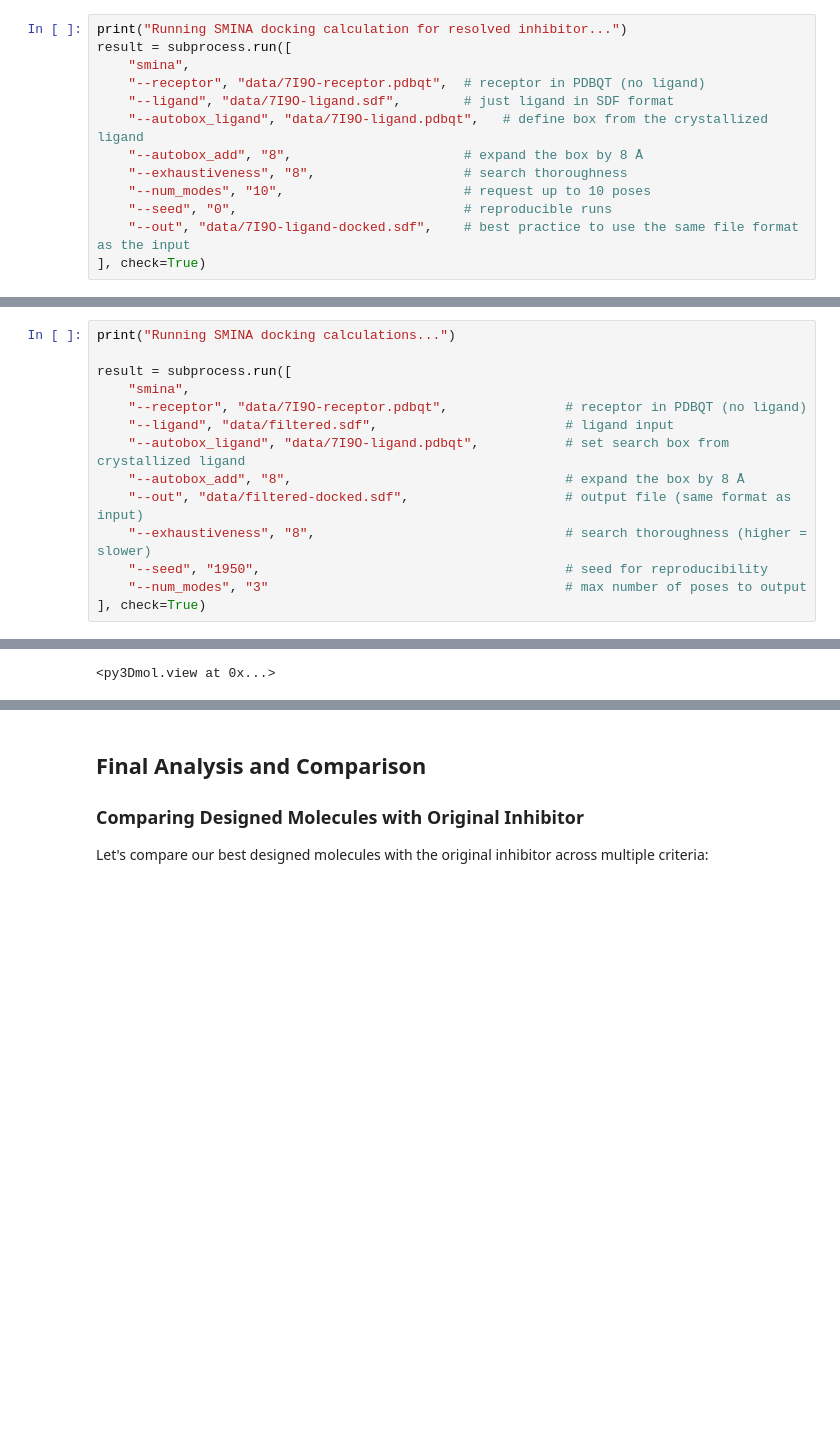
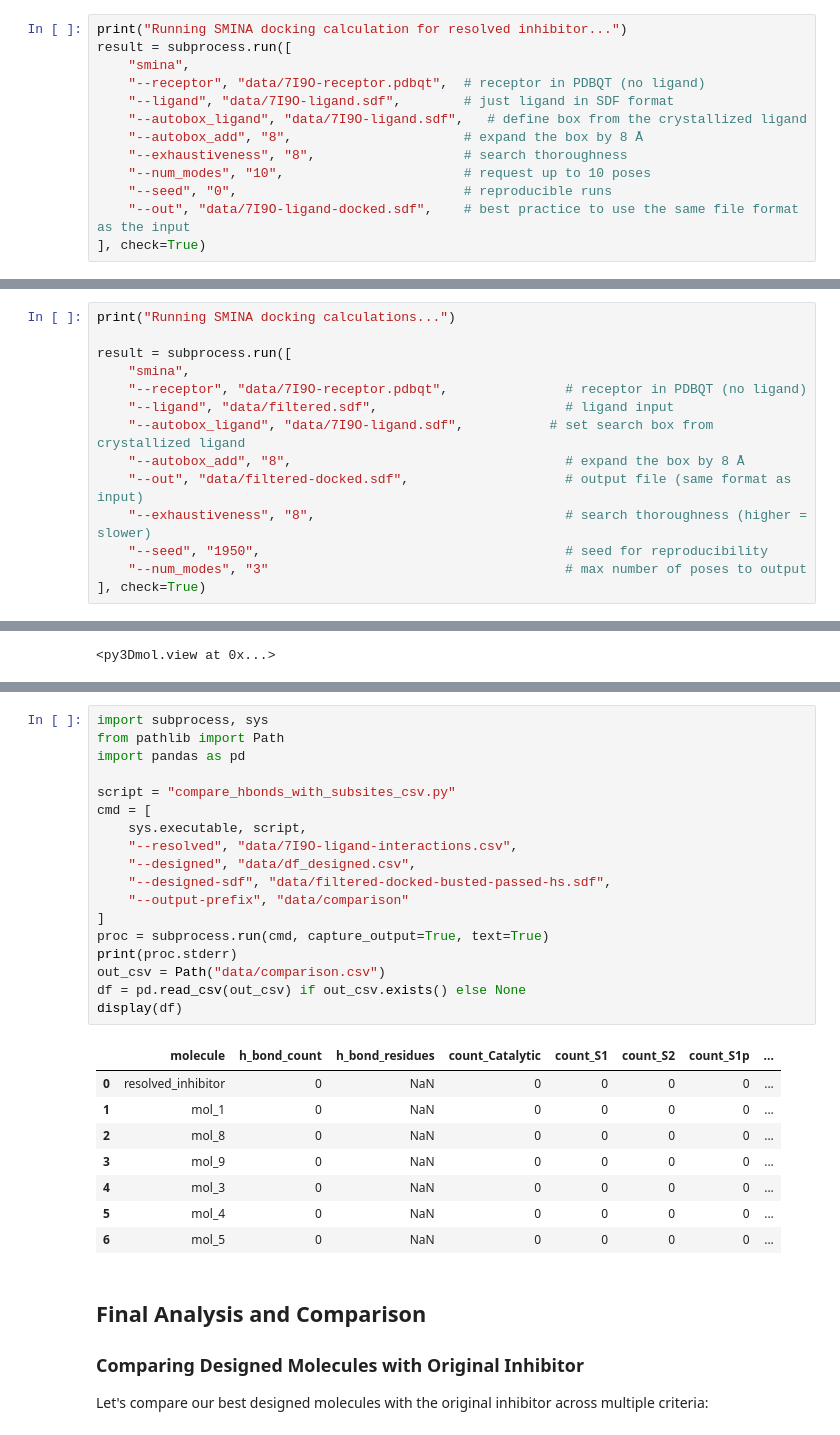
Before and after one commit to oxpig/dtc-struc-bio-smolecules, a Jupyter notebook: 3_zika_example_workflow.ipynb, the cells around one changed output, grey strips where cells are left out. Cells and saved outputs as stored; diff of their text form; blank space fills up the shorter version.

```diff
--- a/3_zika_example_workflow.ipynb
+++ b/3_zika_example_workflow.ipynb
@@ -488,7 +517,7 @@ result = subprocess.run([
     "smina",
     "--receptor", "data/7I9O-receptor.pdbqt",  # receptor in PDBQT (no ligand)
     "--ligand", "data/7I9O-ligand.sdf",        # just ligand in SDF format
-    "--autobox_ligand", "data/7I9O-ligand.pdbqt",   # define box from the crystallized ligand
+    "--autobox_ligand", "data/7I9O-ligand.sdf",   # define box from the crystallized ligand
     "--autobox_add", "8",                      # expand the box by 8 Å
     "--exhaustiveness", "8",                   # search thoroughness
     "--num_modes", "10",                       # request up to 10 poses
@@ -637,7 +668,7 @@ result = subprocess.run([
     "smina",
     "--receptor", "data/7I9O-receptor.pdbqt",               # receptor in PDBQT (no ligand)
     "--ligand", "data/filtered.sdf",                        # ligand input
-    "--autobox_ligand", "data/7I9O-ligand.pdbqt",           # set search box from crystallized ligand
+    "--autobox_ligand", "data/7I9O-ligand.sdf",           # set search box from crystallized ligand
     "--autobox_add", "8",                                   # expand the box by 8 Å
     "--out", "data/filtered-docked.sdf",                    # output file (same format as input)
     "--exhaustiveness", "8",                                # search thoroughness (higher = slower)
@@ -981,3 +865,30 @@ gc.collect()
+# %%
+import subprocess, sys
+from pathlib import Path
+import pandas as pd
+
+script = "compare_hbonds_with_subsites_csv.py"
+cmd = [
+    sys.executable, script,
+    "--resolved", "data/7I9O-ligand-interactions.csv",
+    "--designed", "data/df_designed.csv",
+    "--designed-sdf", "data/filtered-docked-busted-passed-hs.sdf",
+    "--output-prefix", "data/comparison"
+]
+proc = subprocess.run(cmd, capture_output=True, text=True)
+print(proc.stderr)
+out_csv = Path("data/comparison.csv")
+df = pd.read_csv(out_csv) if out_csv.exists() else None
+display(df)
+# %% [output]
+|  | molecule | h_bond_count | h_bond_residues | count_Catalytic | count_S1 | count_S2 | count_S1p | ... |
+| 0 | resolved_inhibitor | 0 | NaN | 0 | 0 | 0 | 0 | ... |
+| 1 | mol_1 | 0 | NaN | 0 | 0 | 0 | 0 | ... |
+| 2 | mol_8 | 0 | NaN | 0 | 0 | 0 | 0 | ... |
+| 3 | mol_9 | 0 | NaN | 0 | 0 | 0 | 0 | ... |
+| 4 | mol_3 | 0 | NaN | 0 | 0 | 0 | 0 | ... |
+| 5 | mol_4 | 0 | NaN | 0 | 0 | 0 | 0 | ... |
+| 6 | mol_5 | 0 | NaN | 0 | 0 | 0 | 0 | ... |
 # %% [markdown]
 ## Final Analysis and Comparison
 
```
Also changed, not shown: parts of 15 cells of this notebook, 3 other files.
